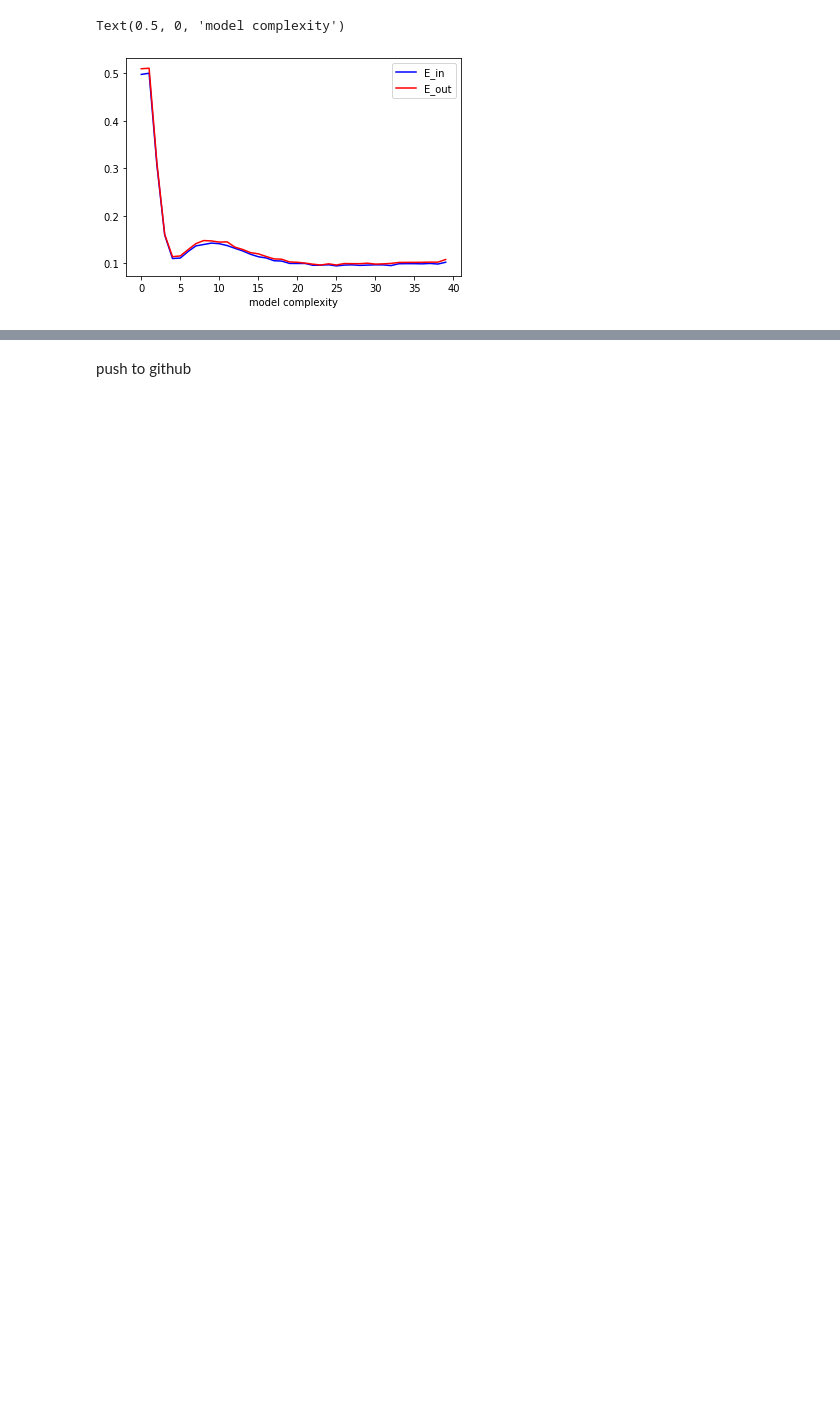
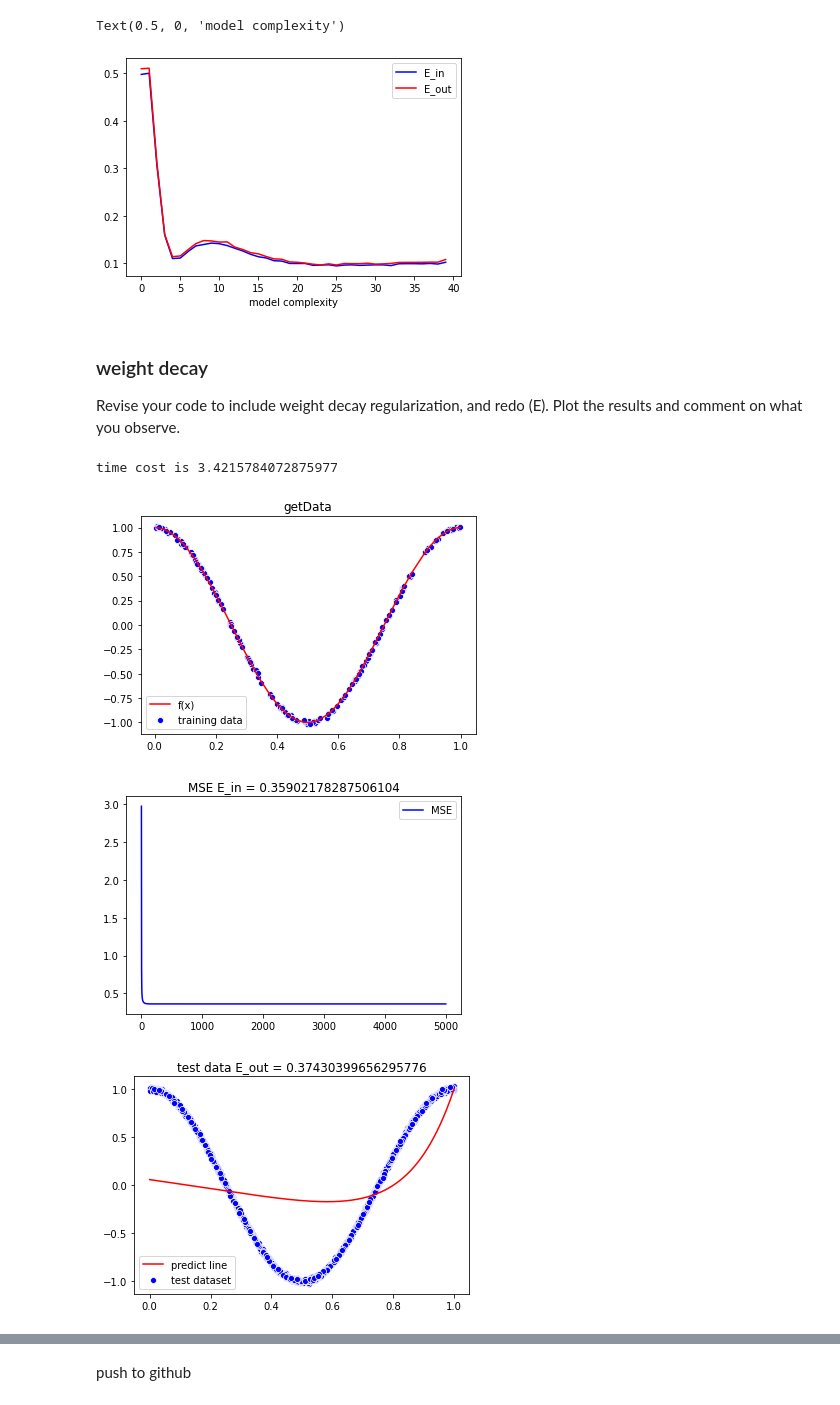
Before and after one commit to liushuyu6666/AI_relative, a Jupyter notebook: algorithm_explore/Gaussian_Regression.ipynb, the cells around one changed output, grey strips where cells are left out. Drawn from its saved outputs; the diff is of its cells as text; code cells hidden in the pictures; blank space fills up the shorter version.

Commit message:
finish decay weight and add numpy

```diff
--- a/algorithm_explore/Gaussian_Regression.ipynb
+++ b/algorithm_explore/Gaussian_Regression.ipynb
@@ -432,3 +434,30 @@ plt.xlabel('model complexity')
 # %% [output]
 Text(0.5, 0, 'model complexity')
 [figure]
+# %% [markdown]
+### weight decay
+Revise your code to include weight decay regularization, and redo (E). Plot the results and comment
+on what you observe.
+# %%
+def getMSE_wd(Y_real, x, A, wd=0.1, y_pred=False):
+    if A.grad != None:
+        A.grad.data.zeros_()
+    A.requires_grad = True
+    D = A.size()[0] - 1
+    N = x.size()[0]
+    X = torch.cat(([(x ** i).view(N, 1) for i in range(D+1)]), dim=1)
+    Y_pred = torch.matmul(X, A)
+    tail = wd * torch.sum(A ** 2)
+    # print(f"in getMSE: X is {X.size()}, A is {A.size()}, Y_pred is {Y_pred.size()}")
+    if y_pred:
+        return ((1 / N) * torch.sum((Y_real - Y_pred) ** 2) + tail, Y_pred)
+    else:
+        return (1 / N) * torch.sum((Y_real - Y_pred) ** 2) + tail
+# %%
+# test it the result should be [1.7, 2.5, 6.7] after adding wd
+x = torch.FloatTensor([0, 1, 2, 3])
+Y_real = torch.FloatTensor([0, 2, 4, 9])
+A = torch.tensor([1.0, 0, 1.0])
+L = getMSE_wd(Y_real, x, A)
+L.backward()
+print(DCG_node([Y_real, x, A, L]))
@@ -434,0 +503,20 @@ Text(0.5, 0, 'model complexity')
+# %%
+# test fitData_DG
+import time
+sigma = 0.1
+N = 200
+N_test = 2000
+D = 10
+data = getData(N, sigma, plot=True)
+x = torch.FloatTensor([xi for (xi, yi) in data])
+y = torch.FloatTensor([yi for (xi, yi) in data])
+A = torch.rand(D+1)
+startTime = time.time()
+(A, E_in, E_out) = fitData_DG(y, x, A, epochs = 5000, N_test=N_test, r = 0.1, sigma=sigma)
+endTime = time.time()
+print(f"time cost is {endTime - startTime}")
+# %% [output]
+time cost is 3.4215784072875977
+[figure, added]
+[figure, added]
+[figure, added]
```
Also changed, not shown: parts of 43 cells of this notebook.
